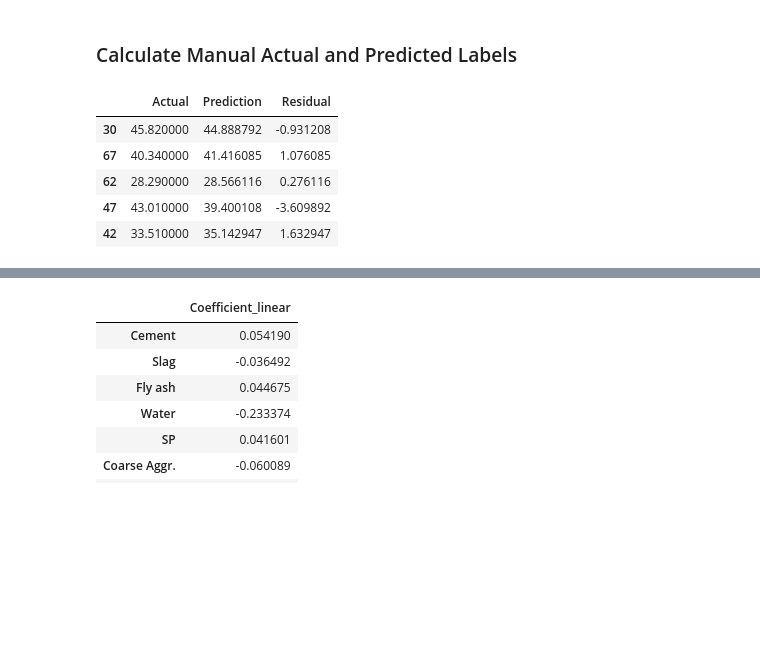
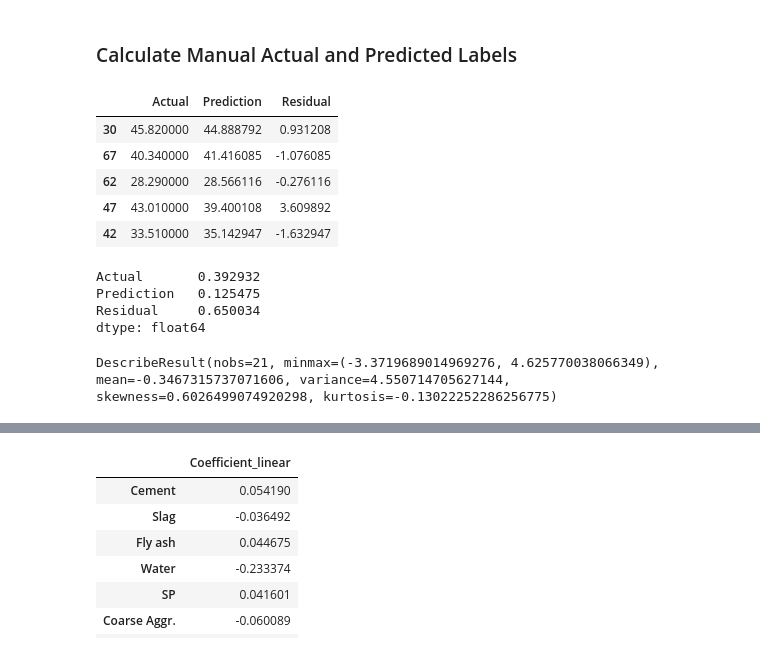
Before and after one commit to celik-muhammed/ML-Concrete-Slump-Test-Regression-Analysis-Case-Study, a Jupyter notebook: ML-Concrete-Slump-Test-Regression-Analysis-Case-Study.ipynb, the cells around one changed output, grey strips where cells are left out. Saved outputs shown, nothing was run; the diff lists cells and outputs as text; code cells hidden in the pictures; blank space fills up the shorter version.

```diff
--- a/ML-Concrete-Slump-Test-Regression-Analysis-Case-Study.ipynb
+++ b/ML-Concrete-Slump-Test-Regression-Analysis-Case-Study.ipynb
@@ -558,12 +558,23 @@ lm_df
 # %% [markdown]
 ### Calculate Manual Actual and Predicted Labels
 # %%
-df_comparing = pd.DataFrame({"Actual": y_test, "Prediction": y_pred, "Residual":y_pred-y_test})
+df_comparing = pd.DataFrame({"Actual": y_test, "Prediction": y_pred, "Residual":y_test-y_pred})
 df_comparing.head()
 # %% [output]
 |  | Actual | Prediction | Residual |
-| 30 | 45.820000 | 44.888792 | -0.931208 |
-| 67 | 40.340000 | 41.416085 | 1.076085 |
-| 62 | 28.290000 | 28.566116 | 0.276116 |
-| 47 | 43.010000 | 39.400108 | -3.609892 |
-| 42 | 33.510000 | 35.142947 | 1.632947 |
+| 30 | 45.820000 | 44.888792 | 0.931208 |
+| 67 | 40.340000 | 41.416085 | -1.076085 |
+| 62 | 28.290000 | 28.566116 | -0.276116 |
+| 47 | 43.010000 | 39.400108 | 3.609892 |
+| 42 | 33.510000 | 35.142947 | -1.632947 |
+# %%
+df_comparing.skew()
+# %% [output]
+Actual       0.392932
+Prediction   0.125475
+Residual     0.650034
+dtype: float64
+# %%
+stats.describe((y_test-y_pred))
+# %% [output]
+DescribeResult(nobs=21, minmax=(-3.3719689014969276, 4.625770038066349), mean=-0.3467315737071606, variance=4.550714705627144, skewness=0.6026499074920298, kurtosis=-0.13022252286256775)
```
Also changed, not shown: parts of 26 cells of this notebook.
